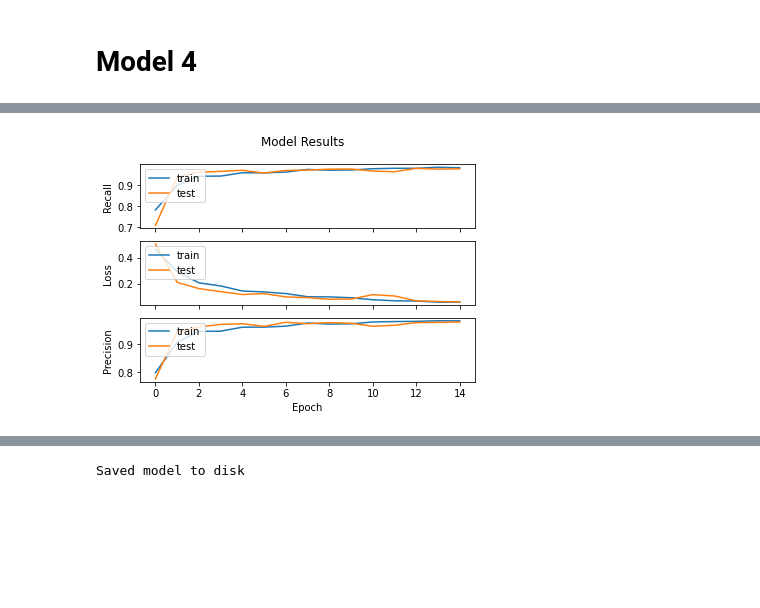
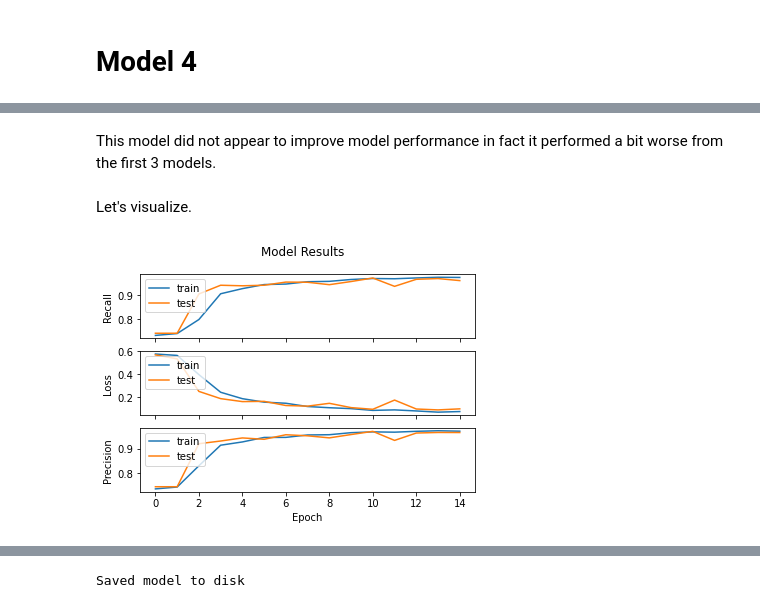
Before and after one commit to edgarbarr1/image-classification-neural-network, a Jupyter notebook: notebook/image-classification-notebook.ipynb, the cells around one changed output, grey strips where cells are left out. Cells and saved outputs as stored; diff of their text form; code cells hidden in the pictures; blank space fills up the shorter version.

```diff
--- a/notebook/image-classification-notebook.ipynb
+++ b/notebook/image-classification-notebook.ipynb
@@ -548,15 +554,19 @@ recall_4: 62.50%
 # %%
 model_4 = Sequential()
-model_4.add(Conv2D(128, kernel_size = 5, activation = 'relu', padding = 'same', input_shape = (100,100,3)))
-model_4.add(Dense(64, activation = 'tanh'))
-model_4.add(MaxPooling2D(4,4))
-model_4.add(Conv2D(64, kernel_size = 4, activation = 'relu'))
+model_4.add(Conv2D(256, kernel_size = 5, activation = 'relu', padding = 'same', input_shape = (100,100,3)))
+model_4.add(Dense(128, activation = 'tanh'))
+model_4.add(MaxPooling2D(2,2))
+model_4.add(Conv2D(128, kernel_size = 4, activation = 'relu'))
 model_4.add(MaxPooling2D(4,4))
 model_4.add(Dropout(.20))
+model_4.add(Dense(64, activation = 'relu'))
+model_4.add(Dense(32, activation = 'relu'))
+model_4.add(Dropout(.20))
+model_4.add(Conv2D(64, kernel_size=5, activation='sigmoid', padding='same'))
+model_4.add(MaxPooling2D(4,4))
 model_4.add(Flatten())
-model_4.add(Dense(64, activation = 'relu'))
-model_4.add(Dense(16, activation = 'relu'))
-model_4.add(Dense(8, activation = 'tanh'))
+model_4.add(Dense(32, activation='relu'))
+model_4.add(Dense(16, activation = 'tanh'))
 model_4.add(Dense(2, activation = 'sigmoid'))
 # %%
 model_4.compile(loss = 'binary_crossentropy', optimizer = 'adam', metrics = [Precision(), Recall()])
@@ -610,7 +621,11 @@ Minutes: 24.263879895210266
+# %% [markdown]
+This model did not appear to improve model performance in fact it performed a bit worse from the first 3 models.
+# %% [markdown]
+Let's visualize.
 # %%
-visualize_training_results(history_model_4, 5)
+visualize_training_results(history_model_4, 4)
 # %% [output]
-[figure, old version]
+[figure, new version]
 # %%
 results_train = model_4.evaluate(X_train, y_train)
 results_test = model_4.evaluate(X_test, y_test)
```
Also changed, not shown: parts of 107 cells of this notebook, 1 other file.
